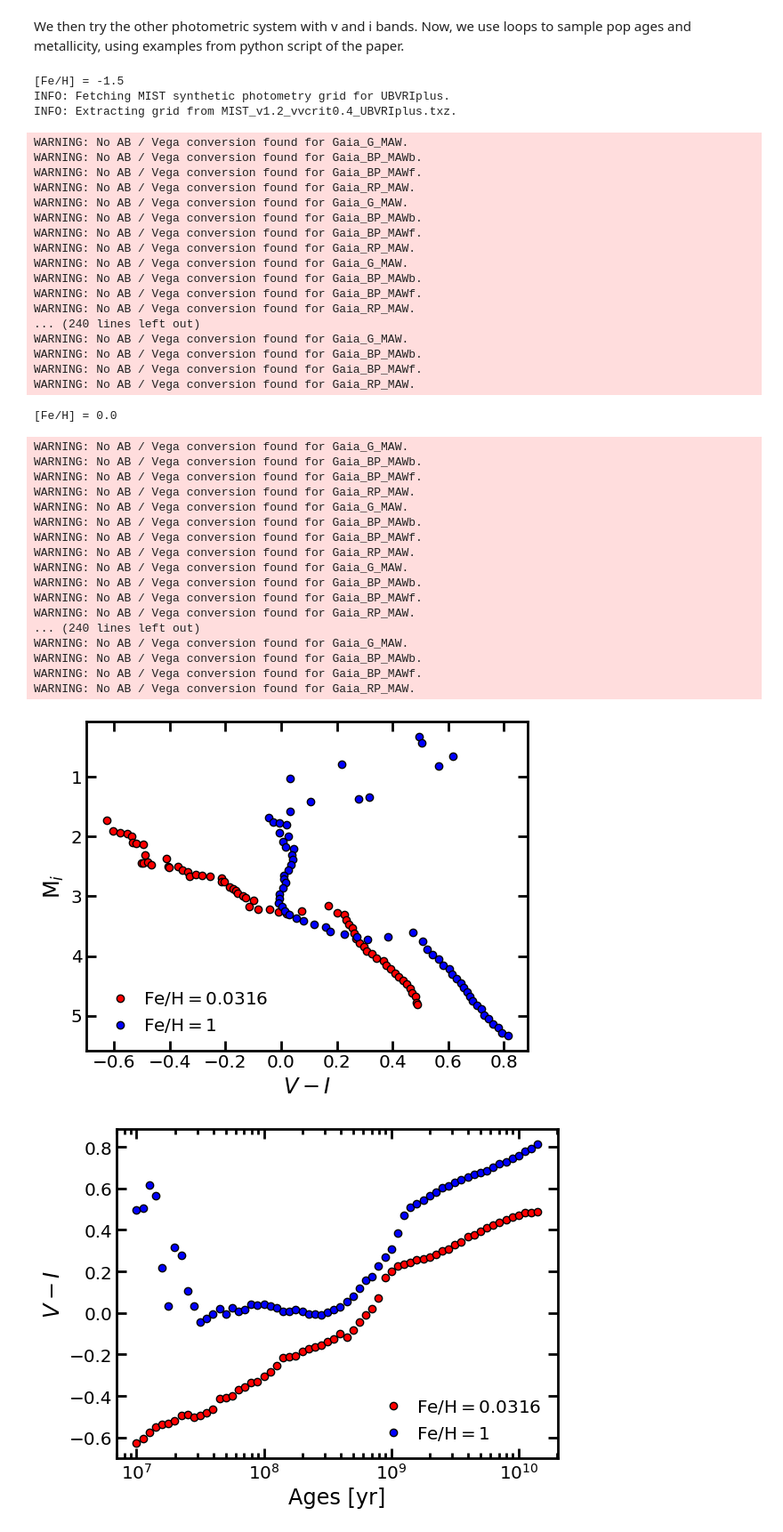
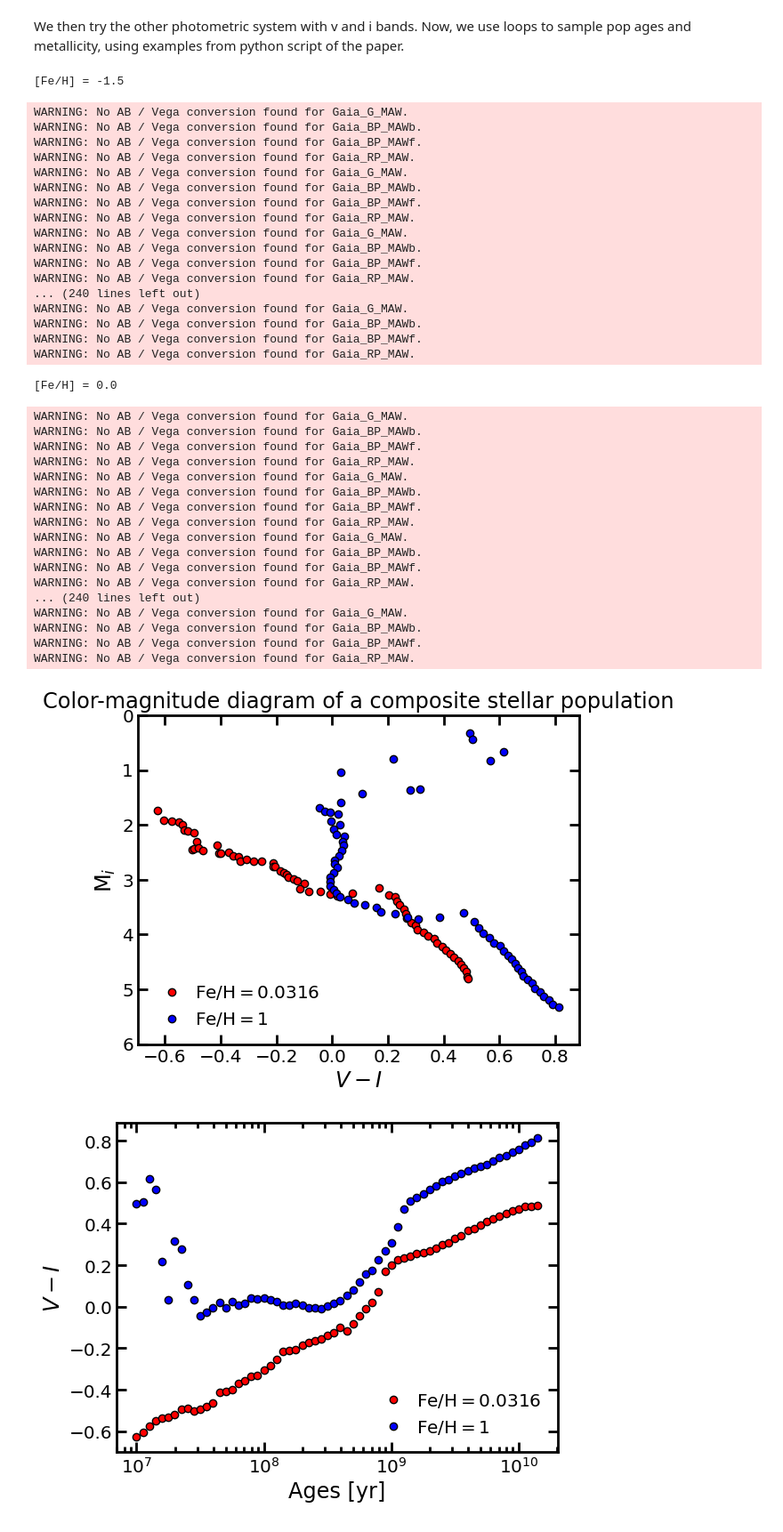
Before and after one commit to denniswu28/physics556, a Jupyter notebook: artpop_demo.ipynb, the cells around one changed output. Shown at 89% size. Drawn from its saved outputs; the diff is of its cells as text; code cells hidden in the pictures.

```diff
--- a/artpop_demo.ipynb
+++ b/artpop_demo.ipynb
@@ -107,6 +129,6 @@ L_sun = lambda m, band, system: 10**(0.4*(sun_mag[band][system] - m))
 # %%
 ###############################################################################
-# Calculate SSP mass, mags, and SBF mags using ArtPop (takes ~6 minutes)
+# Calculate SSP mass, mags using ArtPop (takes ~6 minutes)
 ###############################################################################
 
 # Setting up the environment for running artpop
@@ -120,6 +142,8 @@ mass = {}
 # SSP magnitudes
 V = {}
 I = {}
+H = {}
+J = {}
 
 for feh in [-1.5, 0.0]:  # sampling with various metallicity
     print(f'[Fe/H] = {feh}')
@@ -128,6 +152,8 @@ for feh in [-1.5, 0.0]:  # sampling with various metallicity
 
     V[feh] = []
     I[feh] = []
+    H[feh] = []
+    J[feh] = []
 
     for log_age in log_ages:
 
@@ -137,16 +163,18 @@ for feh in [-1.5, 0.0]:  # sampling with various metallicity
 
         V[feh].append(mist.ssp_mag('Bessell_V', imf))
         I[feh].append(mist.ssp_mag('Bessell_I', imf))
+        H[feh].append(mist.ssp_mag('2MASS_H', imf))
+        J[feh].append(mist.ssp_mag('2MASS_J', imf))
 
     mass[feh] = np.array(mass[feh])
 
     V[feh] = np.array(V[feh])
     I[feh] = np.array(I[feh])
+    H[feh] = np.array(H[feh])
+    J[feh] = np.array(J[feh])
 ###############################################################################
 # %% [output]
 [Fe/H] = -1.5
-INFO: Fetching MIST synthetic photometry grid for UBVRIplus.
-INFO: Extracting grid from MIST_v1.2_vvcrit0.4_UBVRIplus.txz.
 WARNING: No AB / Vega conversion found for Gaia_G_MAW.
 WARNING: No AB / Vega conversion found for Gaia_BP_MAWb.
 WARNING: No AB / Vega conversion found for Gaia_BP_MAWf.
@@ -184,14 +212,16 @@ WARNING: No AB / Vega conversion found for Gaia_BP_MAWf.
 WARNING: No AB / Vega conversion found for Gaia_RP_MAW.
 # %%
 plt.plot(V[-1.5]-I[-1.5], I[-1.5], 'o', c='red', mec='k', label=r'Fe/H$=0.0316$')
-plt.plot( V[0]-I[0], I[0], 'o', c='blue', mec='k', label=r'Fe/H$=1$')
+plt.plot(V[0]-I[0], I[0], 'o', c='blue', mec='k', label=r'Fe/H$=1$')
 plt.gca().invert_yaxis()
 
+plt.ylim(6,0)
+plt.title("Color-magnitude diagram of a composite stellar population")
 plt.legend(loc='lower left')
 plt.xlabel(r'$V-I$')
 plt.ylabel(r'M$_i$');
 # %% [output]
-[figure, old version]
+[figure, new version]
 # %%
 plt.plot(10**log_ages, V[-1.5]-I[-1.5], 'o', c='red', mec='k', label=r'Fe/H$=0.0316$')
 plt.plot(10**log_ages, V[0]-I[0], 'o', c='blue', mec='k', label=r'Fe/H$=1$')
```
Also changed, not shown: parts of 15 cells of this notebook, 26 other files.
